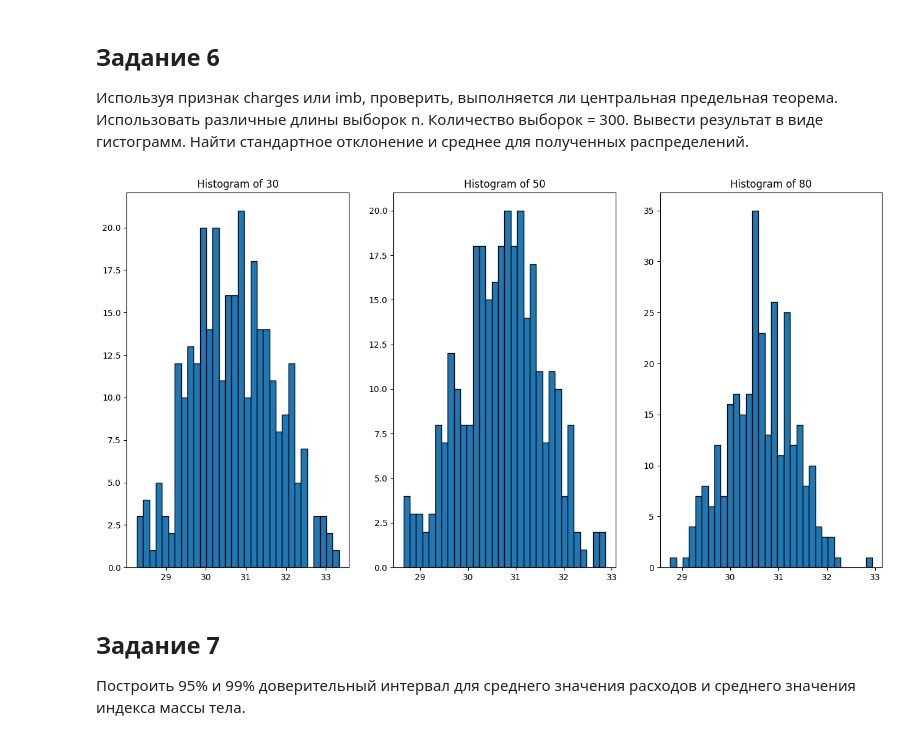
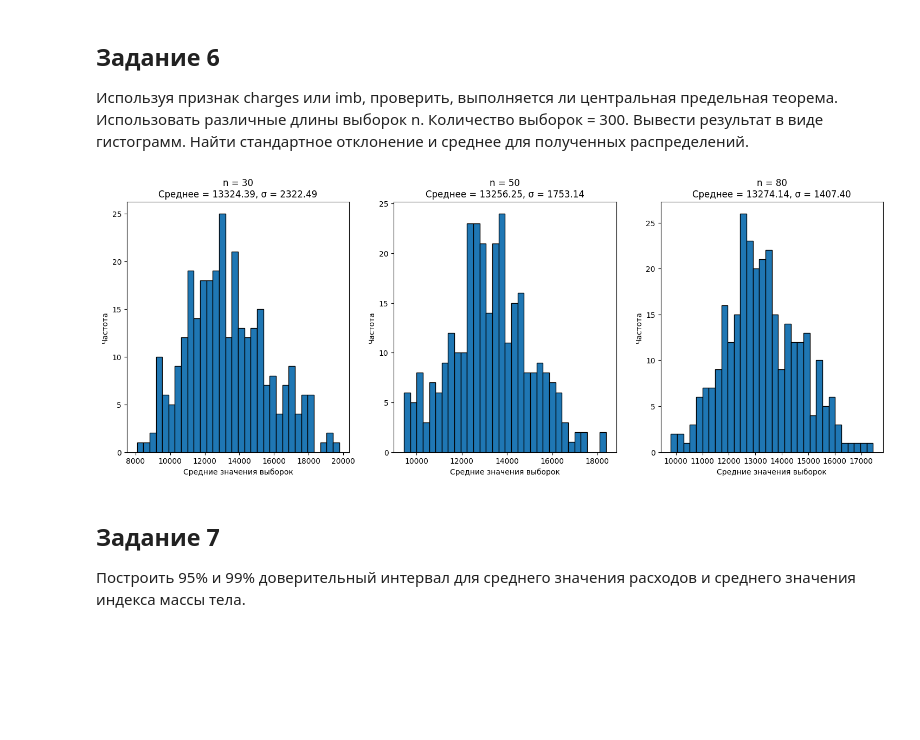
Before and after one commit to shok1i/Seventh-semester, a Jupyter notebook: BigData/PythonProject/PR2/PR3.ipynb, the cells around one changed output. Drawn from its saved outputs; the diff is of its cells as text; code cells hidden in the pictures; blank space fills up the shorter version.

Commit message:
BigData (ProjectFile and WordFile) PR3 Done

```diff
--- a/BigData/PythonProject/PR2/PR3.ipynb
+++ b/BigData/PythonProject/PR2/PR3.ipynb
@@ -86,26 +88,33 @@ plt.show()
 Используя признак charges или imb, проверить, выполняется ли центральная предельная теорема. Использовать различные длины выборок n. Количество выборок = 300. Вывести результат в виде гистограмм. Найти  стандартное отклонение и среднее для полученных распределений.
 # %%
 data = pd.read_csv('Pr3/insurance.csv')
+
+feature = 'charges'
 
 samples = [30, 50, 80]
 num = 300
 
 
 def gen(data, sz, num):
-    mean = [np.mean(np.random.choice(data, sz)) for _ in range(num)]
-    return mean
+    means = [np.mean(np.random.choice(data, sz)) for _ in range(num)]
+    return means
 
 
-means = [gen(data['bmi'], n, num) for n in samples]
-fig, ax = plt.subplots(1, 3, figsize=(16, 8))
+means = [gen(data[feature], n, num) for n in samples]
 
-for i in range(0, 3):
+fig, ax = plt.subplots(1, 3, figsize=(18, 6))
+
+for i in range(3):
     ax[i].hist(means[i], bins=32, edgecolor='black')
-    ax[i].set_title(f'Histogram of {samples[i]}')
+    ax[i].set_title(f'n = {samples[i]}\n'
+                    f'Среднее = {np.mean(means[i]):.2f}, '
+                    f'σ = {np.std(means[i]):.2f}')
+    ax[i].set_xlabel('Средние значения выборок')
+    ax[i].set_ylabel('Частота')
 
 plt.show()
 # %% [output]
-[figure, old version]
+[figure, new version]
 # %% [markdown]
 ## Задание 7
 Построить 95% и 99% доверительный интервал для среднего значения расходов и среднего значения индекса массы тела.
```
Also changed, not shown: parts of 3 cells of this notebook, 1 other file.
